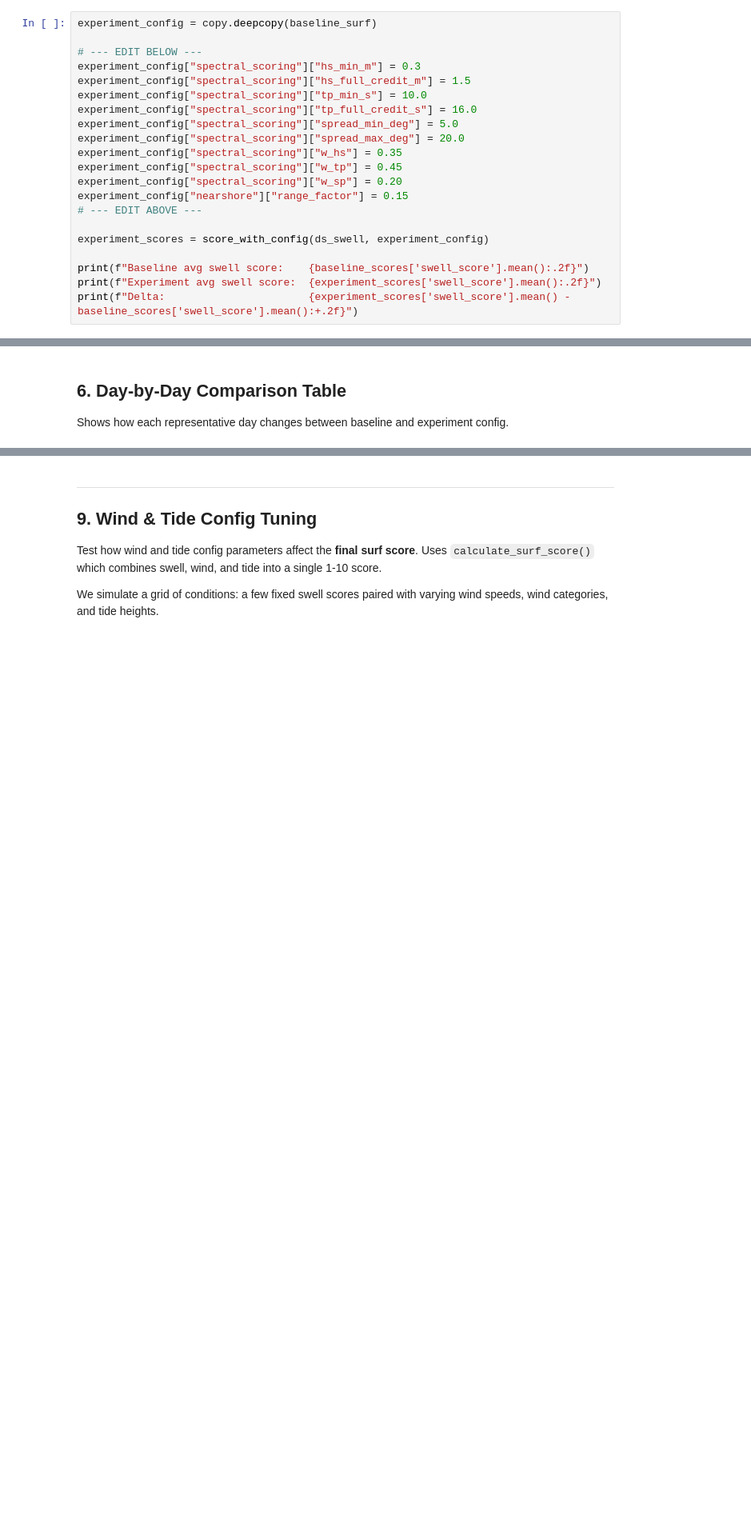
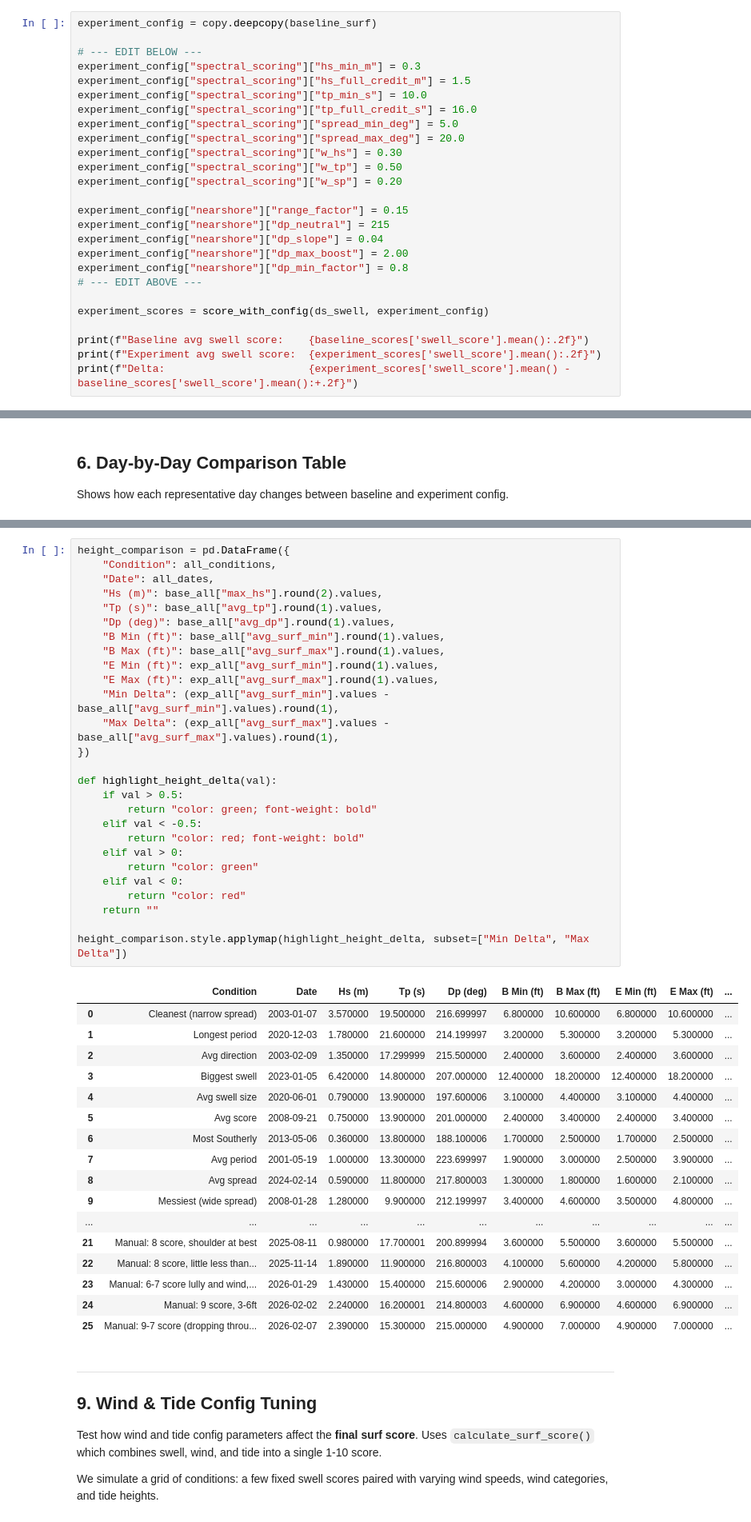
Before and after one commit to hslord/bolinas-surf-forecast, a Jupyter notebook: simulations/config_tuning.ipynb, the cells around one changed output, grey strips where cells are left out. Shown at 80% size. Saved outputs shown, nothing was run; the diff lists cells and outputs as text; blank space fills up the shorter version.

```diff
--- a/simulations/config_tuning.ipynb
+++ b/simulations/config_tuning.ipynb
@@ -186,10 +217,15 @@ experiment_config["spectral_scoring"]["tp_min_s"] = 10.0
 experiment_config["spectral_scoring"]["tp_full_credit_s"] = 16.0
 experiment_config["spectral_scoring"]["spread_min_deg"] = 5.0
 experiment_config["spectral_scoring"]["spread_max_deg"] = 20.0
-experiment_config["spectral_scoring"]["w_hs"] = 0.35
-experiment_config["spectral_scoring"]["w_tp"] = 0.45
+experiment_config["spectral_scoring"]["w_hs"] = 0.30
+experiment_config["spectral_scoring"]["w_tp"] = 0.50
 experiment_config["spectral_scoring"]["w_sp"] = 0.20
+
 experiment_config["nearshore"]["range_factor"] = 0.15
+experiment_config["nearshore"]["dp_neutral"] = 215
+experiment_config["nearshore"]["dp_slope"] = 0.04
+experiment_config["nearshore"]["dp_max_boost"] = 2.00
+experiment_config["nearshore"]["dp_min_factor"] = 0.8
 # --- EDIT ABOVE ---
 
 experiment_scores = score_with_config(ds_swell, experiment_config)
@@ -268,3 +367,48 @@ comparison.style.applymap(highlight_delta, subset=["Delta"])
+# %%
+height_comparison = pd.DataFrame({
+    "Condition": all_conditions,
+    "Date": all_dates,
+    "Hs (m)": base_all["max_hs"].round(2).values,
+    "Tp (s)": base_all["avg_tp"].round(1).values,
+    "Dp (deg)": base_all["avg_dp"].round(1).values,
+    "B Min (ft)": base_all["avg_surf_min"].round(1).values,
+    "B Max (ft)": base_all["avg_surf_max"].round(1).values,
+    "E Min (ft)": exp_all["avg_surf_min"].round(1).values,
+    "E Max (ft)": exp_all["avg_surf_max"].round(1).values,
+    "Min Delta": (exp_all["avg_surf_min"].values - base_all["avg_surf_min"].values).round(1),
+    "Max Delta": (exp_all["avg_surf_max"].values - base_all["avg_surf_max"].values).round(1),
+})
+
+def highlight_height_delta(val):
+    if val > 0.5:
+        return "color: green; font-weight: bold"
+    elif val < -0.5:
+        return "color: red; font-weight: bold"
+    elif val > 0:
+        return "color: green"
+    elif val < 0:
+        return "color: red"
+    return ""
+
+height_comparison.style.applymap(highlight_height_delta, subset=["Min Delta", "Max Delta"])
+# %% [output]
+|  | Condition | Date | Hs (m) | Tp (s) | Dp (deg) | B Min (ft) | B Max (ft) | E Min (ft) | E Max (ft) | ... |
+| 0 | Cleanest (narrow spread) | 2003-01-07 | 3.570000 | 19.500000 | 216.699997 | 6.800000 | 10.600000 | 6.800000 | 10.600000 | ... |
+| 1 | Longest period | 2020-12-03 | 1.780000 | 21.600000 | 214.199997 | 3.200000 | 5.300000 | 3.200000 | 5.300000 | ... |
+| 2 | Avg direction | 2003-02-09 | 1.350000 | 17.299999 | 215.500000 | 2.400000 | 3.600000 | 2.400000 | 3.600000 | ... |
+| 3 | Biggest swell | 2023-01-05 | 6.420000 | 14.800000 | 207.000000 | 12.400000 | 18.200000 | 12.400000 | 18.200000 | ... |
+| 4 | Avg swell size | 2020-06-01 | 0.790000 | 13.900000 | 197.600006 | 3.100000 | 4.400000 | 3.100000 | 4.400000 | ... |
+| 5 | Avg score | 2008-09-21 | 0.750000 | 13.900000 | 201.000000 | 2.400000 | 3.400000 | 2.400000 | 3.400000 | ... |
+| 6 | Most Southerly | 2013-05-06 | 0.360000 | 13.800000 | 188.100006 | 1.700000 | 2.500000 | 1.700000 | 2.500000 | ... |
+| 7 | Avg period | 2001-05-19 | 1.000000 | 13.300000 | 223.699997 | 1.900000 | 3.000000 | 2.500000 | 3.900000 | ... |
+| 8 | Avg spread | 2024-02-14 | 0.590000 | 11.800000 | 217.800003 | 1.300000 | 1.800000 | 1.600000 | 2.100000 | ... |
+| 9 | Messiest (wide spread) | 2008-01-28 | 1.280000 | 9.900000 | 212.199997 | 3.400000 | 4.600000 | 3.500000 | 4.800000 | ... |
+| ... | ... | ... | ... | ... | ... | ... | ... | ... | ... | ... |
+| 21 | Manual: 8 score, shoulder at best | 2025-08-11 | 0.980000 | 17.700001 | 200.899994 | 3.600000 | 5.500000 | 3.600000 | 5.500000 | ... |
+| 22 | Manual: 8 score, little less than... | 2025-11-14 | 1.890000 | 11.900000 | 216.800003 | 4.100000 | 5.600000 | 4.200000 | 5.800000 | ... |
+| 23 | Manual: 6-7 score lully and wind,... | 2026-01-29 | 1.430000 | 15.400000 | 215.600006 | 2.900000 | 4.200000 | 3.000000 | 4.300000 | ... |
+| 24 | Manual: 9 score, 3-6ft | 2026-02-02 | 2.240000 | 16.200001 | 214.800003 | 4.600000 | 6.900000 | 4.600000 | 6.900000 | ... |
+| 25 | Manual: 9-7 score (dropping throu... | 2026-02-07 | 2.390000 | 15.300000 | 215.000000 | 4.900000 | 7.000000 | 4.900000 | 7.000000 | ... |
 # %% [markdown]
 ---
 
```
Also changed, not shown: parts of 12 cells of this notebook, 6 other files.
